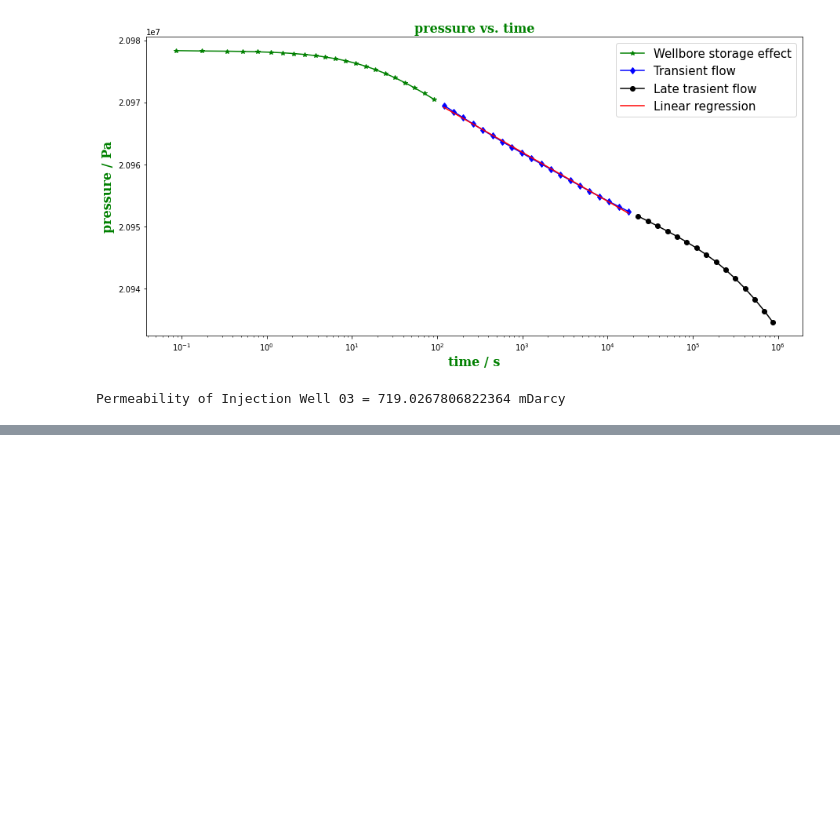
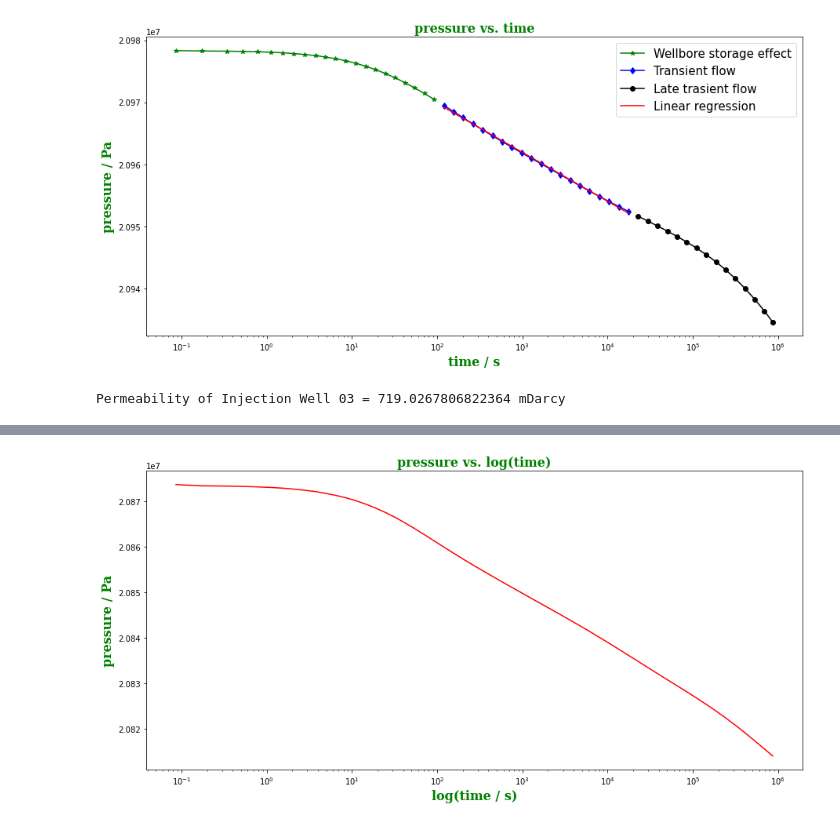
Before and after one commit to NicholasFry/Other, a Jupyter notebook: geothermal_hack_stuff/Exploration.ipynb, the cells around one changed output, grey strips where cells are left out. Cells and saved outputs as stored; diff of their text form; code cells hidden in the pictures; blank space fills up the shorter version.

```diff
--- a/geothermal_hack_stuff/Exploration.ipynb
+++ b/geothermal_hack_stuff/Exploration.ipynb
@@ -548,0 +588,15 @@ Permeability of Injection Well 03 = 719.0267806822364 mDarcy
+# %%
+for i in range(len(pressure)):
+    if pressure[i+1] > pressure[i]: #next pressure should be smaller than last. if not then break
+        break
+pressure_drop = pressure[:i+1] #record point of pressure build up
+ind = i
+
+plt.figure(figsize=(15, 7))
+plt.semilogx(time[:ind+1], pressure_drop,'r')
+plt.title('pressure vs. log(time)', fontdict=font)
+plt.xlabel('log(time / s)', fontdict=font)
+plt.ylabel('pressure / Pa', fontdict=font)
+plt.show()
+# %% [output]
+[figure, added]
```
Also changed, not shown: parts of 9 cells of this notebook, 3 other files.
